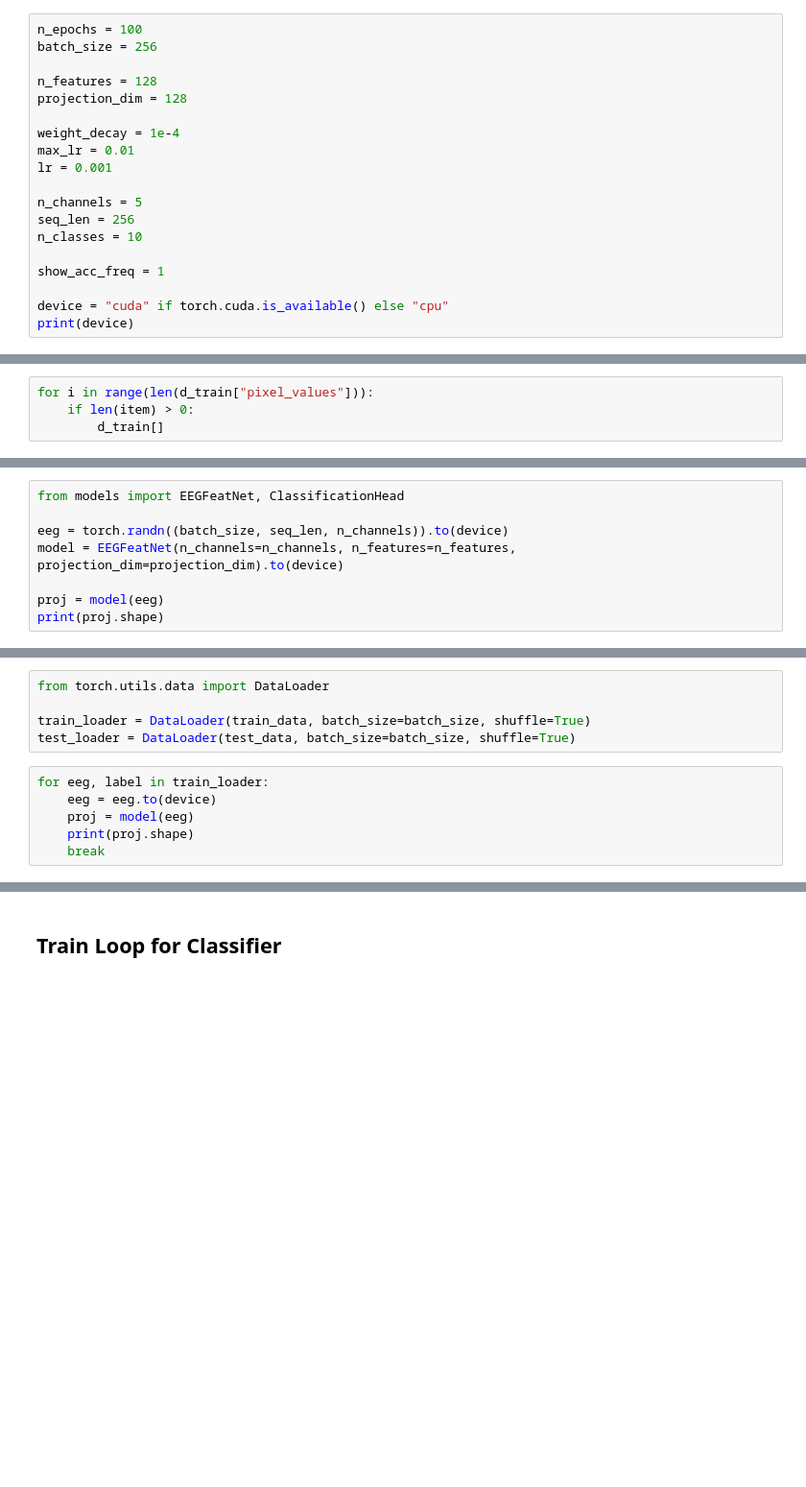
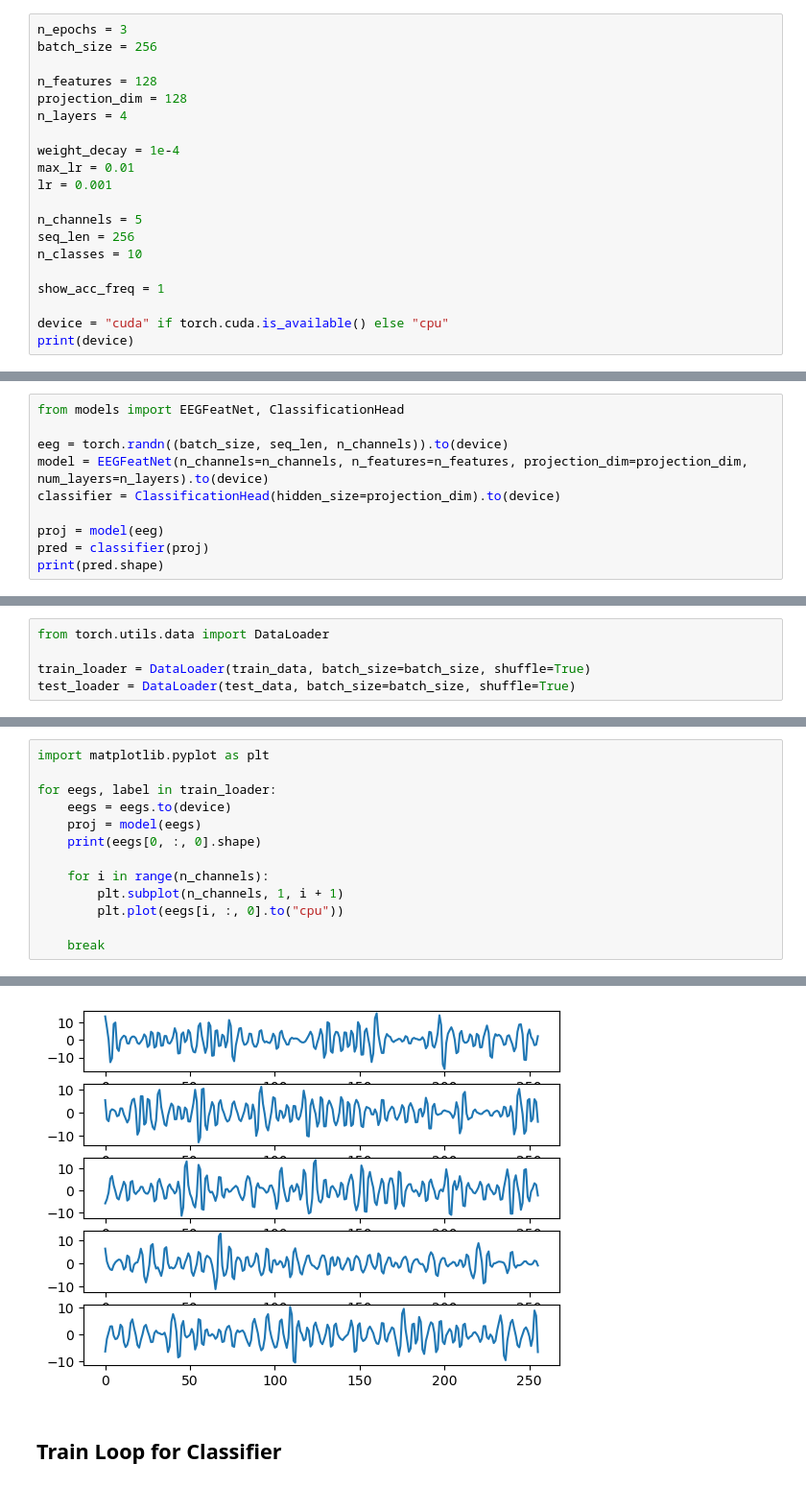
Before and after one commit to astiwana/eeg2image, a Jupyter notebook: eeg2image.ipynb, the cells around one changed output, grey strips where cells are left out. Shown at 96% size. Drawn from its saved outputs; the diff is of its cells as text; blank space fills up the shorter version.

```diff
--- a/eeg2image.ipynb
+++ b/eeg2image.ipynb
@@ -7,11 +7,12 @@ from tqdm import tqdm
 # %% [markdown]
 ## Hyperparams
 # %%
-n_epochs = 100
+n_epochs = 3
 batch_size = 256
 
 n_features = 128
 projection_dim = 128
+n_layers = 4
 
 weight_decay = 1e-4
 max_lr = 0.01
@@ -45,4 +41,0 @@ print(len(d_train["pixel_values"][0]))
-# %%
-for i in range(len(d_train["pixel_values"])):
-    if len(item) > 0:
-        d_train[]
@@ -94,8 +107,10 @@ torch.Size([256, 5]) tensor(6)
 from models import EEGFeatNet, ClassificationHead
 
 eeg = torch.randn((batch_size, seq_len, n_channels)).to(device)
-model = EEGFeatNet(n_channels=n_channels, n_features=n_features, projection_dim=projection_dim).to(device)
+model = EEGFeatNet(n_channels=n_channels, n_features=n_features, projection_dim=projection_dim, num_layers=n_layers).to(device)
+classifier = ClassificationHead(hidden_size=projection_dim).to(device)
 
 proj = model(eeg)
-print(proj.shape)
+pred = classifier(proj)
+print(pred.shape)
 # %% [output]
@@ -111,9 +126,3 @@ from torch.utils.data import DataLoader
 
 train_loader = DataLoader(train_data, batch_size=batch_size, shuffle=True)
 test_loader = DataLoader(test_data, batch_size=batch_size, shuffle=True)
-# %%
-for eeg, label in train_loader:
-    eeg = eeg.to(device)
-    proj = model(eeg)
-    print(proj.shape)
-    break
@@ -121,0 +129,14 @@ torch.Size([256, 128])
+# %%
+import matplotlib.pyplot as plt
+
+for eegs, label in train_loader:
+    eegs = eegs.to(device)
+    proj = model(eegs)
+    print(eegs[0, :, 0].shape)
+
+    for i in range(n_channels):
+        plt.subplot(n_channels, 1, i + 1)
+        plt.plot(eegs[i, :, 0].to("cpu"))
+
+    break
+# %% [output]
@@ -122,3 +144,4 @@ torch.Size([256, 128])
+[figure, added]
 # %% [markdown]
 ## Train Loop for Classifier
 # %%
```
Also changed, not shown: parts of 13 cells of this notebook, 2 other files.
